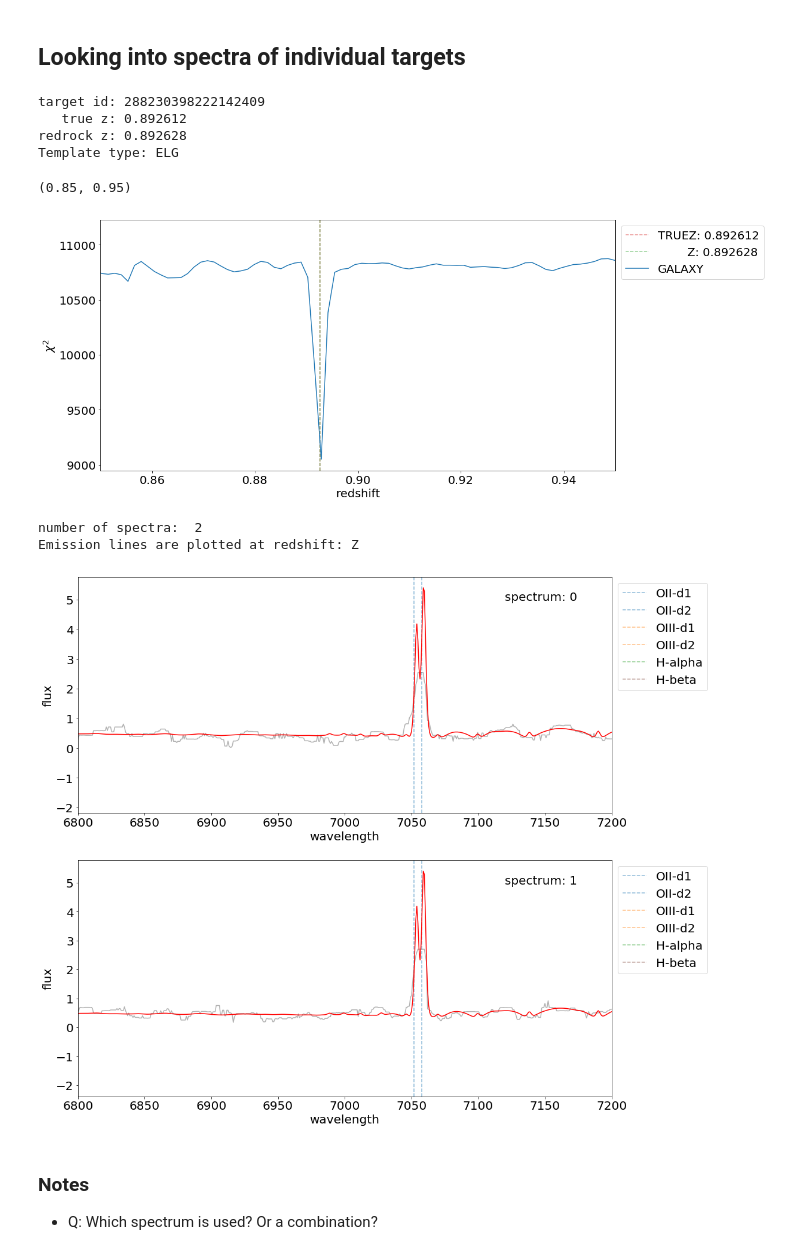
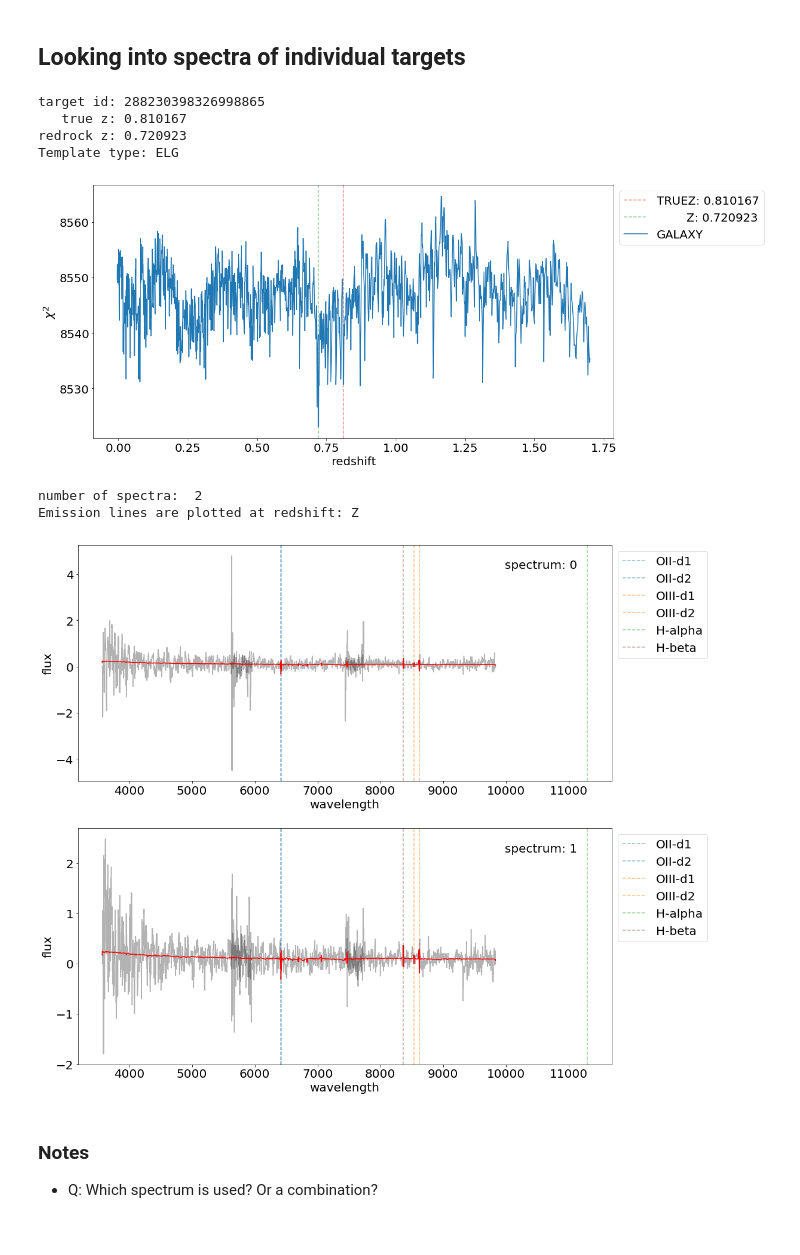
Before and after one commit to Yucheng-Zhang/desi_nbs, a Jupyter notebook: demo/elg_zfitting.ipynb, the cells around one changed output. Drawn from its saved outputs; the diff is of its cells as text; code cells hidden in the pictures.

```diff
--- a/demo/elg_zfitting.ipynb
+++ b/demo/elg_zfitting.ipynb
@@ -611,31 +611,30 @@ def plot_chi2(ax, redshifts, zchi2, tt, truez, z):
     ax.legend(bbox_to_anchor=(1, 1), loc='upper left')
 # %%
 idx = 20
-# zot = ztruth_fail[idx]
-zot = ztruth_good[idx]
+zot = ztruth_fail[idx]
+# zot = ztruth_good[idx]
 
 tid = zot['TARGETID']
 specot = get_specot(tid)
 twave, tflux = get_tempot(tid)
 num_spec = specot.num_spectra()
 
 print('target id:', tid)
 print('   true z: {:f}'.format(zot['TRUEZ']))
 print('redrock z: {:f}'.format(zot['Z']))
 print('Template type:', zot['TEMPLATETYPE'])
 
 tt = 'GALAXY'
 redshifts, zchi2 = get_zchi2ot(tid, tt)
 fig, (ax) = plt.subplots(1, 1, figsize=(16, 8))
 plot_chi2(ax, redshifts, zchi2, tt, zot['TRUEZ'], zot['Z'])
-ax.set_xlim(0.85, 0.95)
+# ax.set_xlim(0.85, 0.95)
 # %% [output]
-target id: 288230398222142409
-   true z: 0.892612
-redrock z: 0.892628
+target id: 288230398326998865
+   true z: 0.810167
+redrock z: 0.720923
 Template type: ELG
-(0.85, 0.95)
-[figure, old version]
+[figure, new version]
 # %%
 print('number of spectra: ', num_spec)
 fig, axs = plt.subplots(num_spec, 1, figsize=(16, 8*num_spec))
@@ -644,11 +643,11 @@ z = zot['Z']; print('Emission lines are plotted at redshift: Z')
 for i, ax in enumerate(axs):
     plot_spec(ax, z, specot, twave, tflux, ss=i, ks=15)
 #     ax.set_ylim(-1, 1)
-    ax.set_xlim(6800, 7200)
+#     ax.set_xlim(6800, 7200)
 # %% [output]
 number of spectra:  2
 Emission lines are plotted at redshift: Z
-[figure, old version]
+[figure, new version]
 # %% [markdown]
 ### Notes
 - Q: Which spectrum is used? Or a combination?
```
Also changed, not shown: parts of 6 cells of this notebook, 1 other file.
